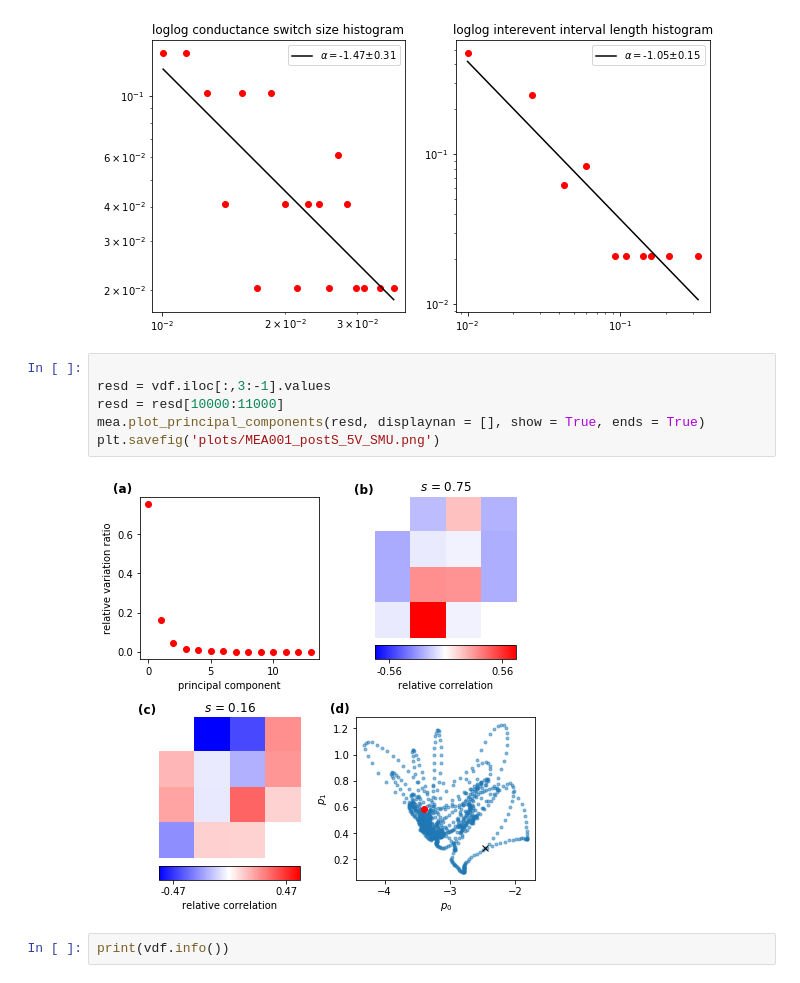
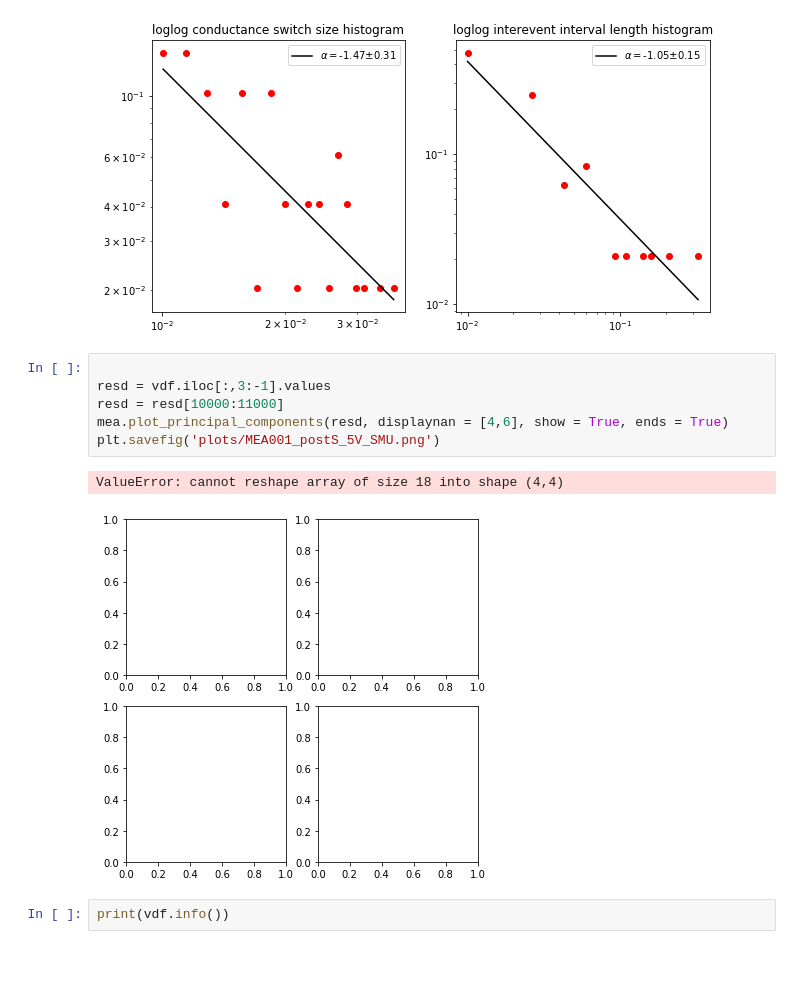
Before and after one commit to leobrowning92/plotting, a Jupyter notebook: example_mea_analysis_lvm.ipynb, the cells around one changed output. Saved outputs shown, nothing was run; the diff lists cells and outputs as text.

```diff
--- a/example_mea_analysis_lvm.ipynb
+++ b/example_mea_analysis_lvm.ipynb
@@ -105,11 +111,12 @@ Text(0.5, 1.0, 'loglog interevent interval length histogram')
 # %%
 
 resd = vdf.iloc[:,3:-1].values
 resd = resd[10000:11000]
-mea.plot_principal_components(resd, displaynan = [], show = True, ends = True)
+mea.plot_principal_components(resd, displaynan = [4,6], show = True, ends = True)
 plt.savefig('plots/MEA001_postS_5V_SMU.png')
 # %% [output]
+ValueError: cannot reshape array of size 18 into shape (4,4)
-[figure, old version]
+[figure, new version]
 # %%
 print(vdf.info())
 # %% [output]
```
Also changed, not shown: parts of 2 cells of this notebook.
